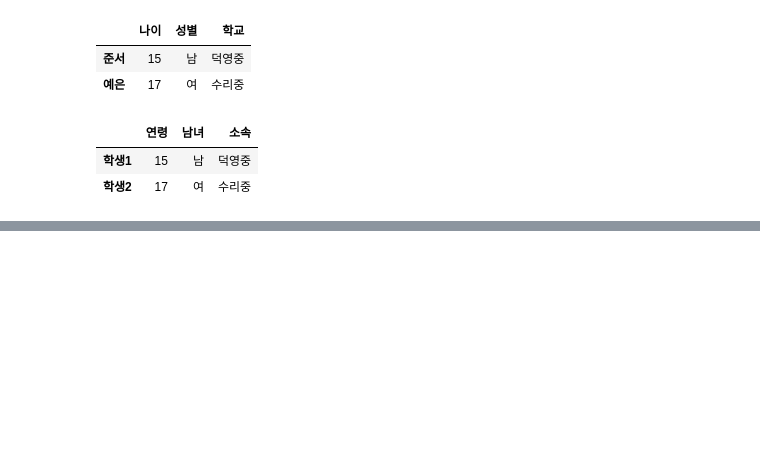
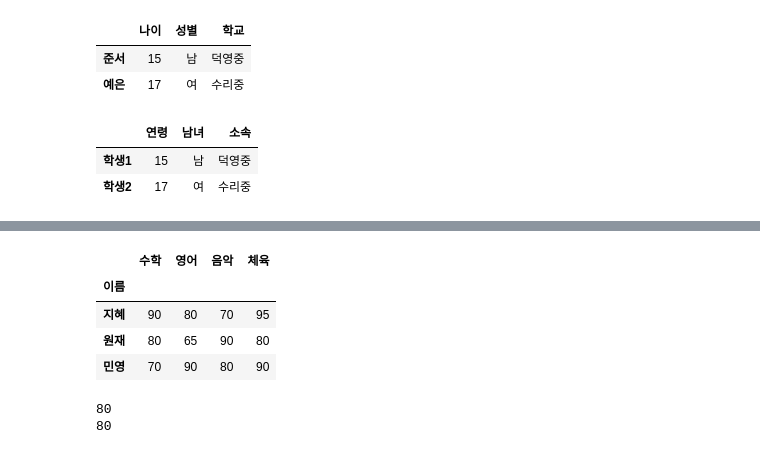
Before and after one commit to Lia-97/2021_TIL, a Jupyter notebook: pandas/판다스 입문.ipynb, the cells around one changed output, grey strips where cells are left out. Cells and saved outputs as stored; diff of their text form; code cells hidden in the pictures; blank space fills up the shorter version.

Commit message:
study dataframe

```diff
--- a/pandas/판다스 입문.ipynb
+++ b/pandas/판다스 입문.ipynb
@@ -111,0 +359,29 @@ display(df)
+# %%
+import pandas as pd
+
+# DataFrame() 함수로 데이터프레임 변환. 변수 df에 저장
+exam_data = {'이름': ['지혜', '원재', '민영'],
+             '수학': [90, 80, 70],
+             '영어': [80, 65, 90],
+             '음악': [70, 90, 80],
+             '체육': [95, 80, 90]}
+df = pd.DataFrame(exam_data)
+
+# '이름' 열을 새로운 인덱스로 지정하고, df 객체에 변경 사항 반영
+df.set_index('이름', inplace=True)
+display(df)
+# %% [output]
+|  | 수학 | 영어 | 음악 | 체육 |
+| 이름 |  |  |  |  |
+| 지혜 | 90 | 80 | 70 | 95 |
+| 원재 | 80 | 65 | 90 | 80 |
+| 민영 | 70 | 90 | 80 | 90 |
+# %%
+# '지혜' 의 '영어' 점수 찾기
+a = df.loc['지혜', '영어']
+print(a)
+b = df.iloc[0,1]
+print(b)
+# %% [output]
+80
+80
```
Also changed, not shown: parts of 18 cells of this notebook, 1 other file.
